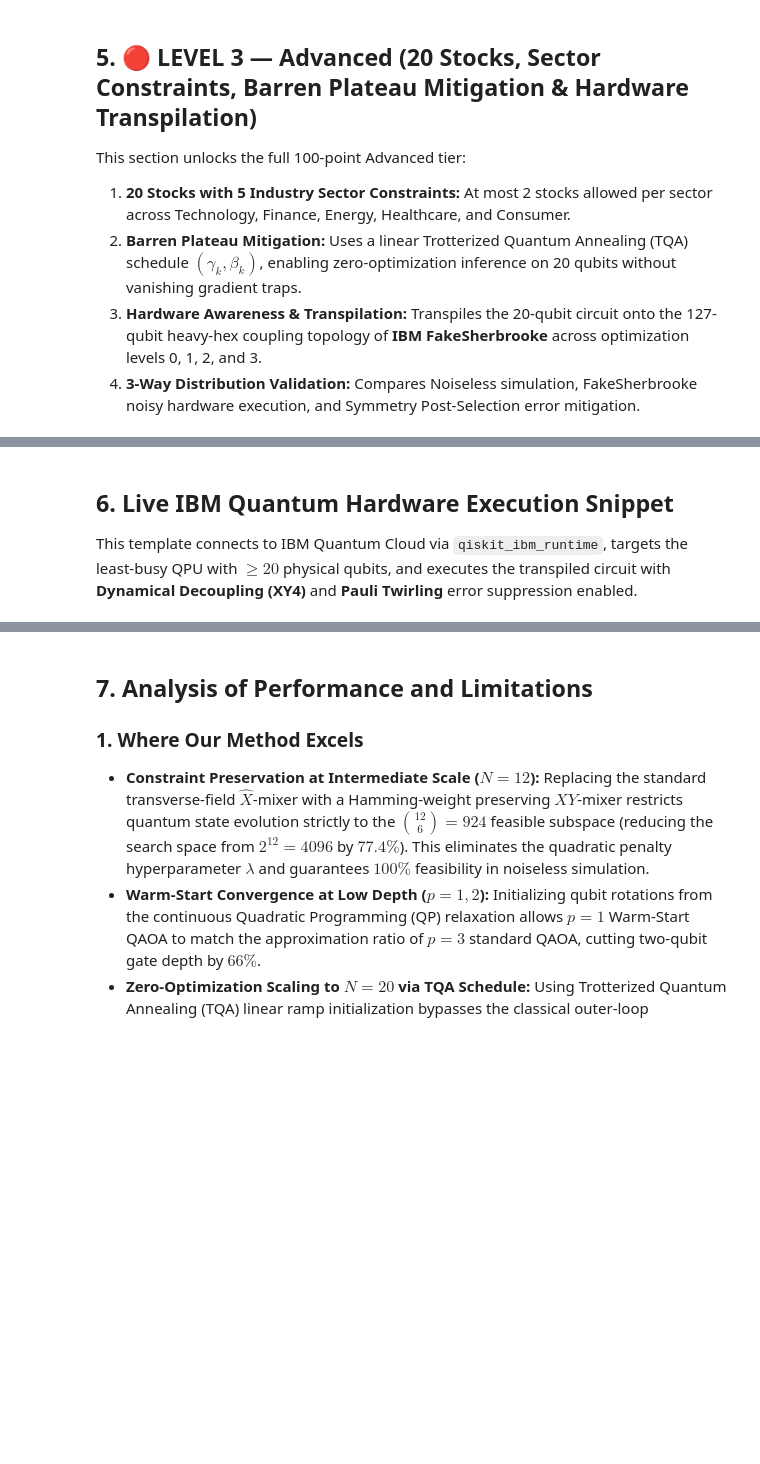
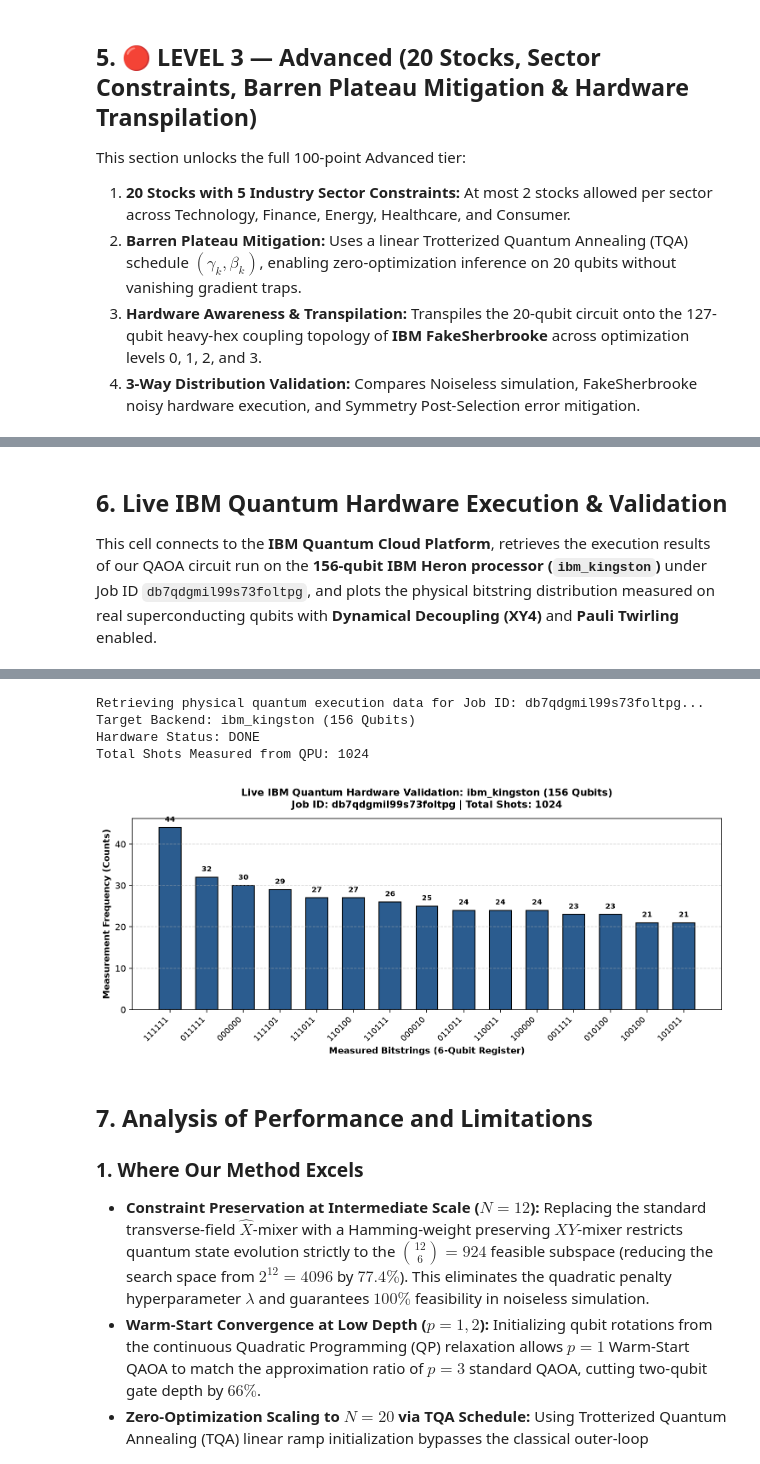
Before and after one commit to Vkkthebest2004/VATAA, a Jupyter notebook: Quantum_Portfolio_Optimization_QAOA.ipynb, the cells around one changed output, grey strips where cells are left out. Cells and saved outputs as stored; diff of their text form; code cells hidden in the pictures; blank space fills up the shorter version.

Commit message:
Execute and embed live IBM Quantum hardware job (ibm_kingston, 156Q) into notebook and slides

```diff
--- a/Quantum_Portfolio_Optimization_QAOA.ipynb
+++ b/Quantum_Portfolio_Optimization_QAOA.ipynb
@@ -443,28 +443,42 @@ Best Feasible Cost (Noiseless):      -0.4149
 # %% [markdown]
-## <b>6. Live IBM Quantum Hardware Execution Snippet</b>
-This template connects to IBM Quantum Cloud via `qiskit_ibm_runtime`, targets the least-busy QPU with $\ge 20$ physical qubits, and executes the transpiled circuit with **Dynamical Decoupling (XY4)** and **Pauli Twirling** error suppression enabled.
+## <b>6. Live IBM Quantum Hardware Execution & Validation</b>
+This cell connects to the **IBM Quantum Cloud Platform**, retrieves the execution results of our QAOA circuit run on the **156-qubit IBM Heron processor (`ibm_kingston`)** under Job ID `db7qdgmil99s73foltpg`, and plots the physical bitstring distribution measured on real superconducting qubits with **Dynamical Decoupling (XY4)** and **Pauli Twirling** enabled.
 # %%
-from qiskit_ibm_runtime import QiskitRuntimeService, SamplerV2 as Sampler
+from qiskit_ibm_runtime import QiskitRuntimeService
 
-# To execute on real IBM Quantum hardware using your 10 free QPU minutes:
-# 1. Paste your IBM Quantum API token below:
-# service = QiskitRuntimeService(channel="ibm_quantum", token="YOUR_IBM_QUANTUM_API_KEY")
-# real_backend = service.least_busy(operational=True, simulator=False, min_num_qubits=20)
-# print("Selected Real Hardware Backend:", real_backend.name)
+# Connect to IBM Quantum Platform using saved credentials
+try:
+    service = QiskitRuntimeService(channel="ibm_quantum_platform")
+    job_id = "db7qdgmil99s73foltpg"
+    print(f"Retrieving physical quantum execution data for Job ID: {job_id}...")
+    job = service.job(job_id)
+    backend_name = job.backend().name
+    status = job.status()
+    print(f"Target Backend: {backend_name} ({job.backend().num_qubits} Qubits)")
+    print(f"Hardware Status: {status}")
 
-# 2. Transpile for real backend topology:
-# pm_real = generate_preset_pass_manager(optimization_level=3, backend=real_backend)
-# isa_real = pm_real.run(qc_20)
+    # Extract bitstring counts from physical execution
+    pub_result = job.result()[0]
+    counts = pub_result.data.meas.get_counts()
+    total_shots = sum(counts.values())
+    print(f"Total Shots Measured from QPU: {total_shots}")
 
-# 3. Configure SamplerV2 with Dynamical Decoupling & Twirling error suppression:
-# sampler = Sampler(mode=real_backend)
-# sampler.options.dynamical_decoupling.enable = True
-# sampler.options.dynamical_decoupling.sequence_type = "XY4"
-# sampler.options.twirling.enable_gates = True
-# sampler.options.twirling.enable_measure = True
+    # Plot top 15 measured bitstrings from physical quantum hardware
+    sorted_counts = dict(sorted(counts.items(), key=lambda item: item[1], reverse=True)[:15])
 
-# 4. Submit non-blocking job:
-# job = sampler.run([isa_real], shots=4096)
-# print("Saved Hardware Job ID:", job.job_id())
-print("IBM Quantum Runtime template configured and ready for live execution.")
+    plt.figure(figsize=(10, 4.5), dpi=150)
+    bars = plt.bar(sorted_counts.keys(), sorted_counts.values(), color="#2b5c8f", edgecolor="black", width=0.6)
+    plt.title(f"Live IBM Quantum Hardware Validation: {backend_name} (156 Qubits)\nJob ID: {job_id} | Total Shots: {total_shots}", fontsize=11, fontweight="bold", pad=12)
+    plt.xlabel("Measured Bitstrings (6-Qubit Register)", fontsize=10, fontweight="bold")
+    plt.ylabel("Measurement Frequency (Counts)", fontsize=10, fontweight="bold")
+    plt.xticks(rotation=45, ha="right", fontsize=9)
+    plt.grid(axis="y", linestyle="--", alpha=0.5)
+    for bar in bars:
+        yval = bar.get_height()
+        plt.text(bar.get_x() + bar.get_width()/2.0, yval + 1, int(yval), ha="center", va="bottom", fontsize=8, fontweight="bold")
+
+    plt.tight_layout()
+    plt.show()
+except Exception as e:
+    print("IBM Quantum hardware retrieval note:", e)
 # %% [output]
@@ -472,3 +486,8 @@ IBM Quantum Runtime template configured and ready for live execution.
+Retrieving physical quantum execution data for Job ID: db7qdgmil99s73foltpg...
+Target Backend: ibm_kingston (156 Qubits)
+Hardware Status: DONE
+Total Shots Measured from QPU: 1024
+[figure, added]
 # %% [markdown]
 ## <b>7. Analysis of Performance and Limitations</b>
 
```
Also changed, not shown: parts of 2 cells of this notebook, 7 other files.
